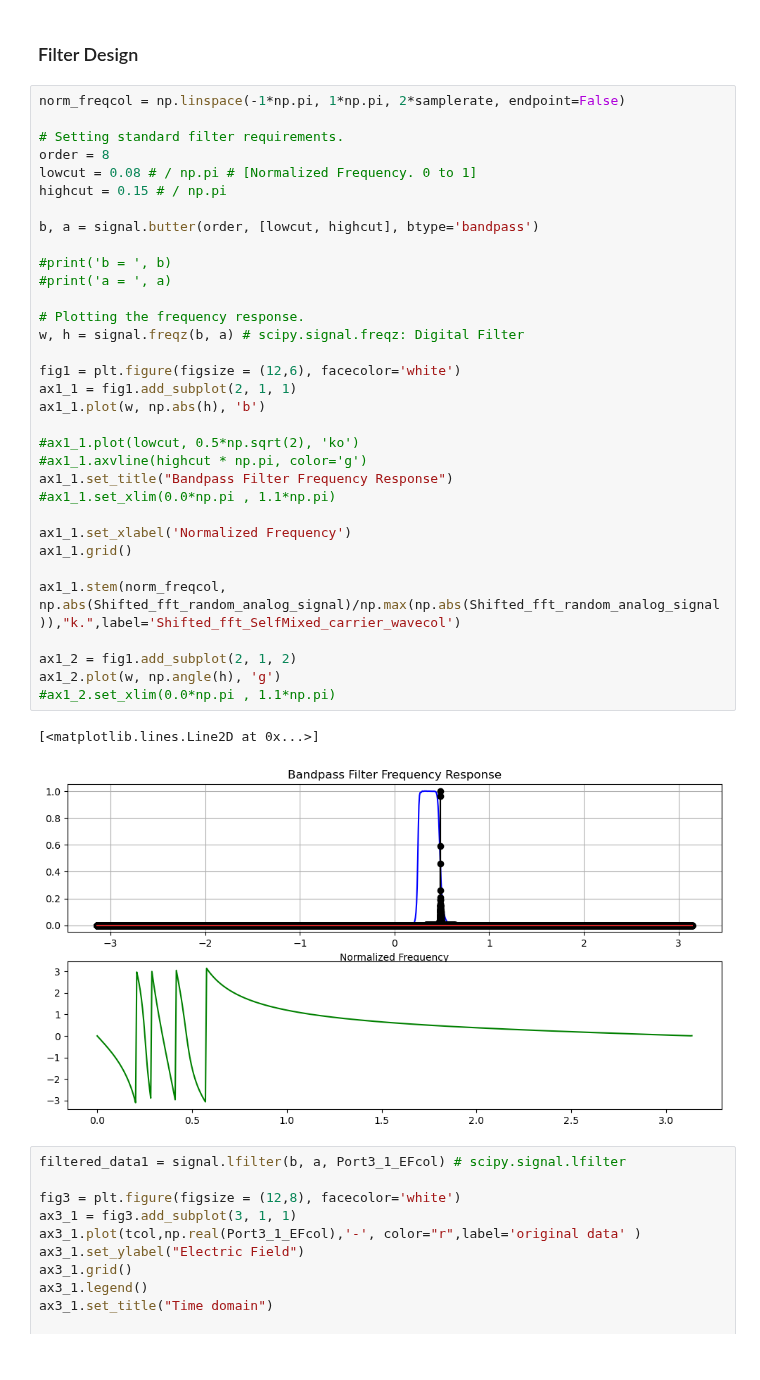
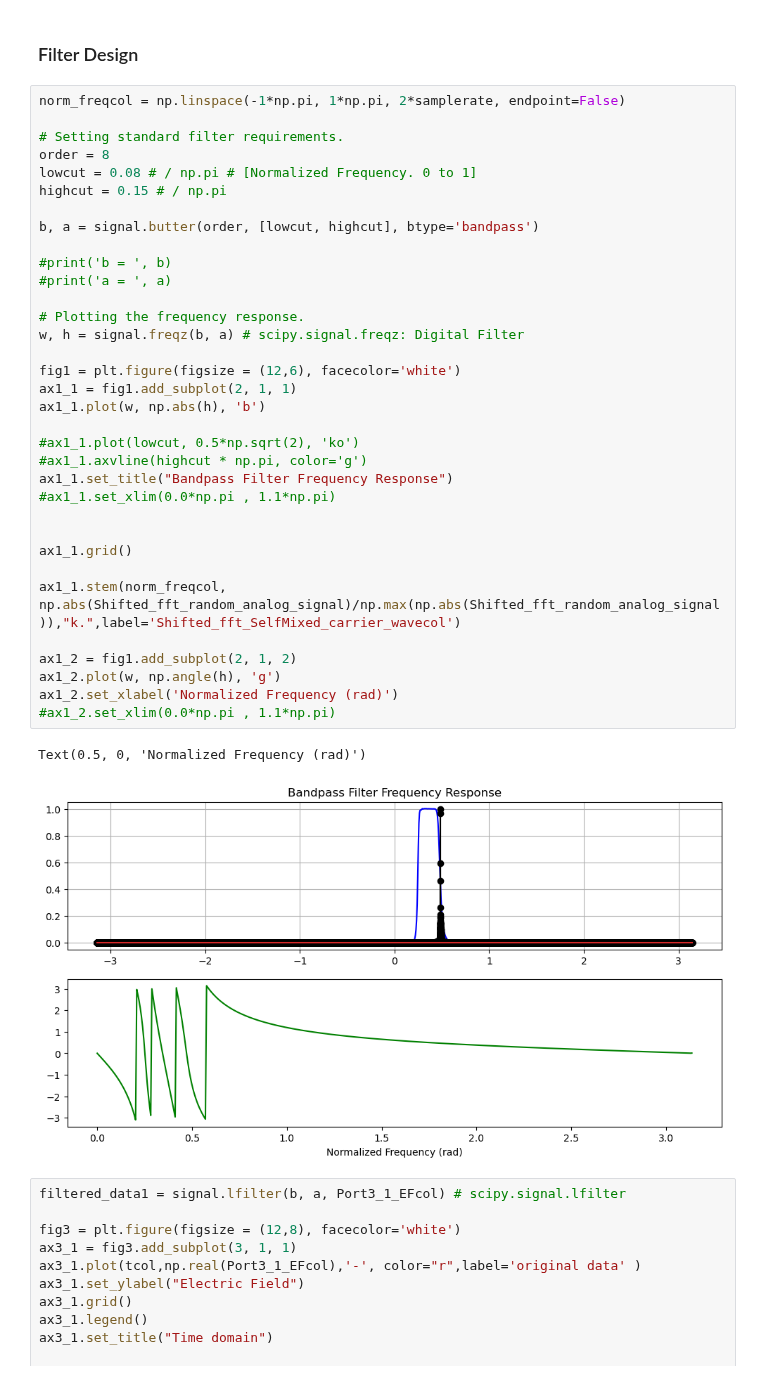
Before and after one commit to tacticstactics/Optical-pulse-broadening, a Jupyter notebook: optical_pulse_broadening_optical_filter.ipynb, the cells around one changed output. Drawn from its saved outputs; the diff is of its cells as text.

```diff
--- a/optical_pulse_broadening_optical_filter.ipynb
+++ b/optical_pulse_broadening_optical_filter.ipynb
@@ -332,36 +337,37 @@ norm_freqcol = np.linspace(-1*np.pi, 1*np.pi, 2*samplerate, endpoint=False)
 # Setting standard filter requirements.
 order = 8
 lowcut = 0.08 # / np.pi # [Normalized Frequency. 0 to 1]
 highcut = 0.15 # / np.pi
 
 b, a = signal.butter(order, [lowcut, highcut], btype='bandpass')
 
 #print('b = ', b)
 #print('a = ', a)
 
 # Plotting the frequency response.
 w, h = signal.freqz(b, a) # scipy.signal.freqz: Digital Filter
 
 fig1 = plt.figure(figsize = (12,6), facecolor='white')
 ax1_1 = fig1.add_subplot(2, 1, 1)
 ax1_1.plot(w, np.abs(h), 'b')
 
 #ax1_1.plot(lowcut, 0.5*np.sqrt(2), 'ko')
 #ax1_1.axvline(highcut * np.pi, color='g')
 ax1_1.set_title("Bandpass Filter Frequency Response")
 #ax1_1.set_xlim(0.0*np.pi , 1.1*np.pi)
 
-ax1_1.set_xlabel('Normalized Frequency')
+
 ax1_1.grid()
 
 ax1_1.stem(norm_freqcol, np.abs(Shifted_fft_random_analog_signal)/np.max(np.abs(Shifted_fft_random_analog_signal)),"k.",label='Shifted_fft_SelfMixed_carrier_wavecol')
 
 ax1_2 = fig1.add_subplot(2, 1, 2)
 ax1_2.plot(w, np.angle(h), 'g')
+ax1_2.set_xlabel('Normalized Frequency (rad)')
 #ax1_2.set_xlim(0.0*np.pi , 1.1*np.pi)
 # %% [output]
-[<matplotlib.lines.Line2D at 0x...>]
+Text(0.5, 0, 'Normalized Frequency (rad)')
-[figure, old version]
+[figure, new version]
 # %%
 filtered_data1 = signal.lfilter(b, a, Port3_1_EFcol) # scipy.signal.lfilter
 
```
Also changed, not shown: parts of 2 cells of this notebook.
